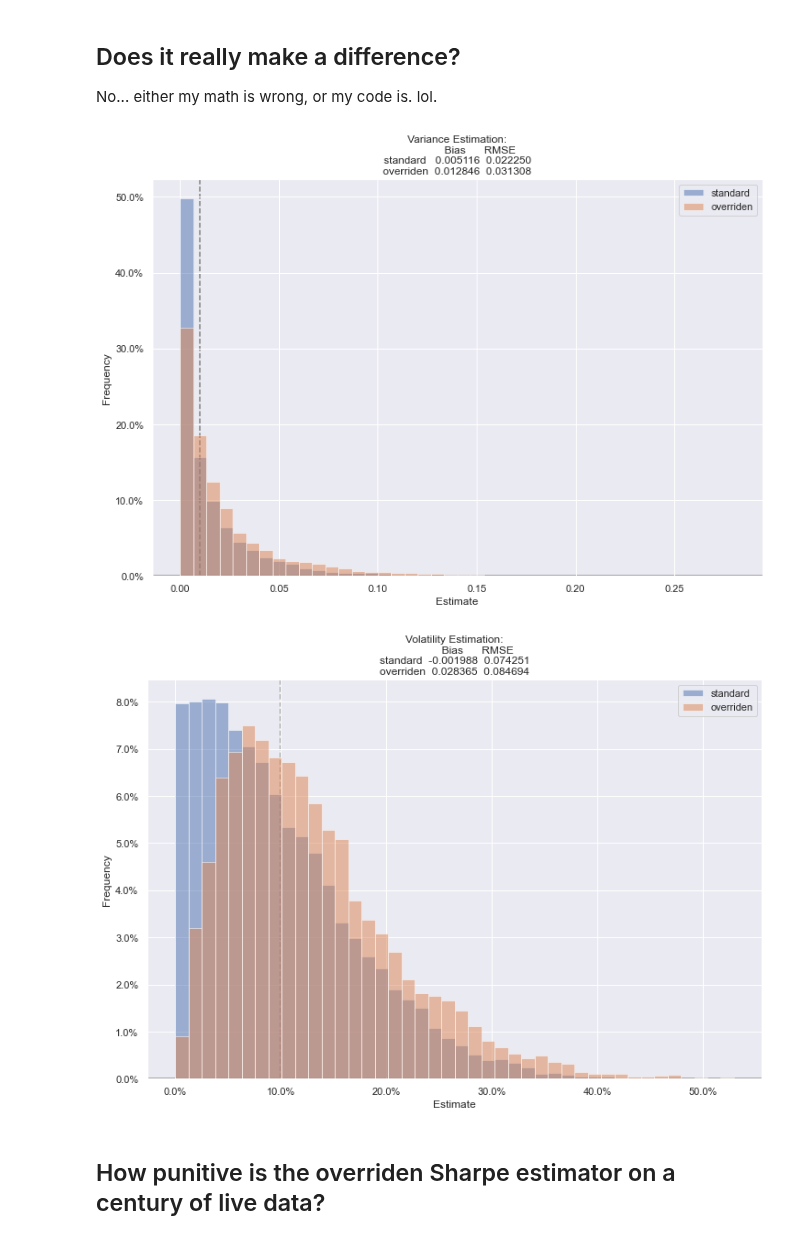
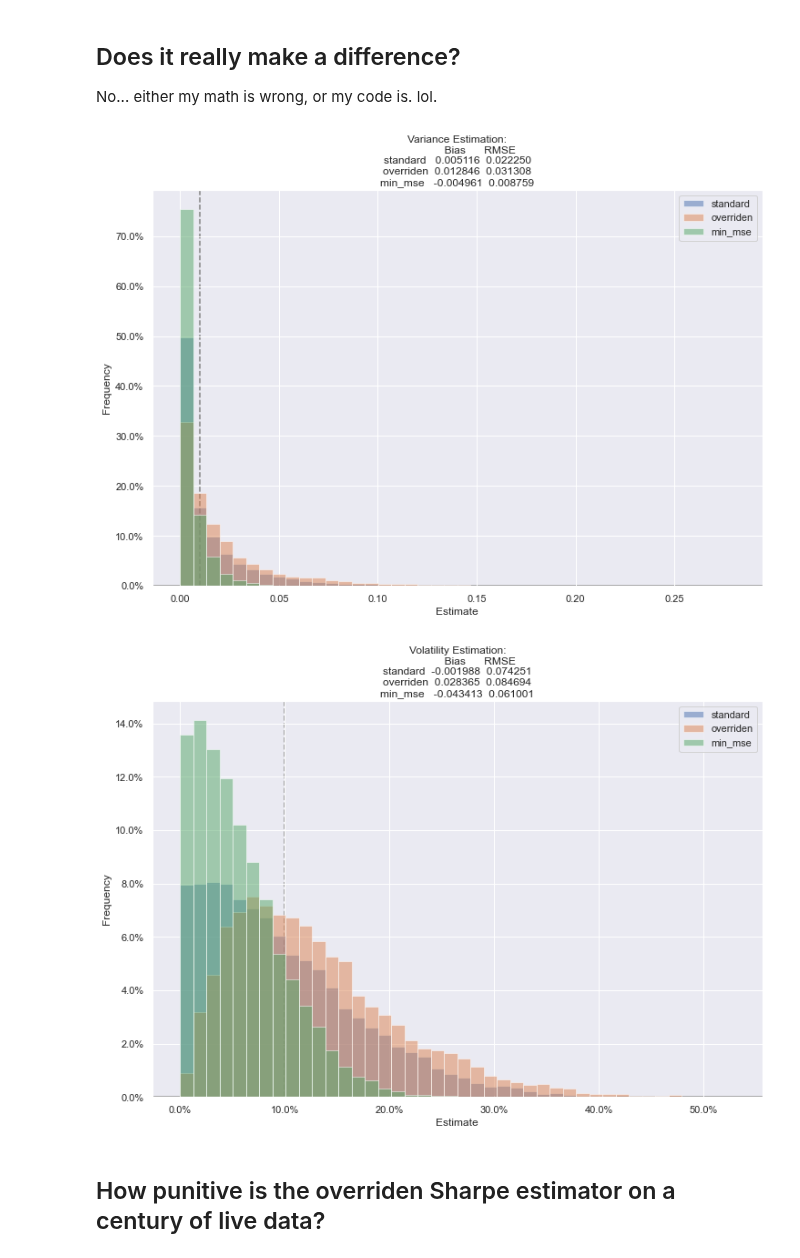
Before and after one commit to sparshsah/foggy-demo, a Jupyter notebook: demo/stats/risk-bias-variance.ipynb, the cells around one changed output. Cells and saved outputs as stored; diff of their text form; code cells hidden in the pictures.

```diff
--- a/demo/stats/risk-bias-variance.ipynb
+++ b/demo/stats/risk-bias-variance.ipynb
@@ -140,39 +164,40 @@ def _get_est(as_var: bool=False) -> ff.FloatSeries:
     r = ff._sim_r(ann_sharpe=LOW_SHARPE, sz_in_years=SHORT_T_YEARS)
     est = fc.get_series([
         ("standard", ff._get_est_vol_of_r(r=r, de_avg_kind="mean")),
-        ("overriden", ff._get_est_vol_of_r(r=r, de_avg_kind=None))
+        ("overriden", ff._get_est_vol_of_r(r=r, de_avg_kind=None)),
+        ("min_mse", ff._get_est_vol_of_r(r=r, de_avg_kind="mean", bessel_degree=-1))
     ])
     est = est**2 if as_var else est
     return est
 
 def get_ests(as_var: bool=False) -> ff.FloatDF:
     ests = pd.DataFrame([_get_est(as_var=as_var) for _ in range(N_SIMS)])
     return ests
 
 def plot_ests(as_var: bool=False) -> None:
     bmk = ff.DEFAULT_VOL**2 if as_var else ff.DEFAULT_VOL
     np.random.seed(42)
     ests = get_ests(as_var=as_var)
     perf = fc.get_df([
         ("Bias", (ests-bmk).mean()),
         ("RMSE", ((ests-bmk)**2).mean() **0.5)
     ])
     fc.plot(
         ests, kind="histpct",
         bins=42, alpha=0.50,
         axvline_locs=[bmk],
         axvline_styles=["--"],
         xpct=not as_var,
         xlabel="Estimate",
         ylabel="Frequency",
         title=f"{'Variance' if as_var else 'Volatility'} Estimation:\n{perf}"
     )
 
 plot_ests(as_var=True)
 plot_ests(as_var=False)
 # %% [output]
-[figure, old version]
+[figure, new version]
-[figure, old version]
+[figure, new version]
 # %% [markdown]
 ## How punitive is the overriden Sharpe estimator on a century of live data?
 # %%
```
Also changed, not shown: parts of 2 cells of this notebook.
